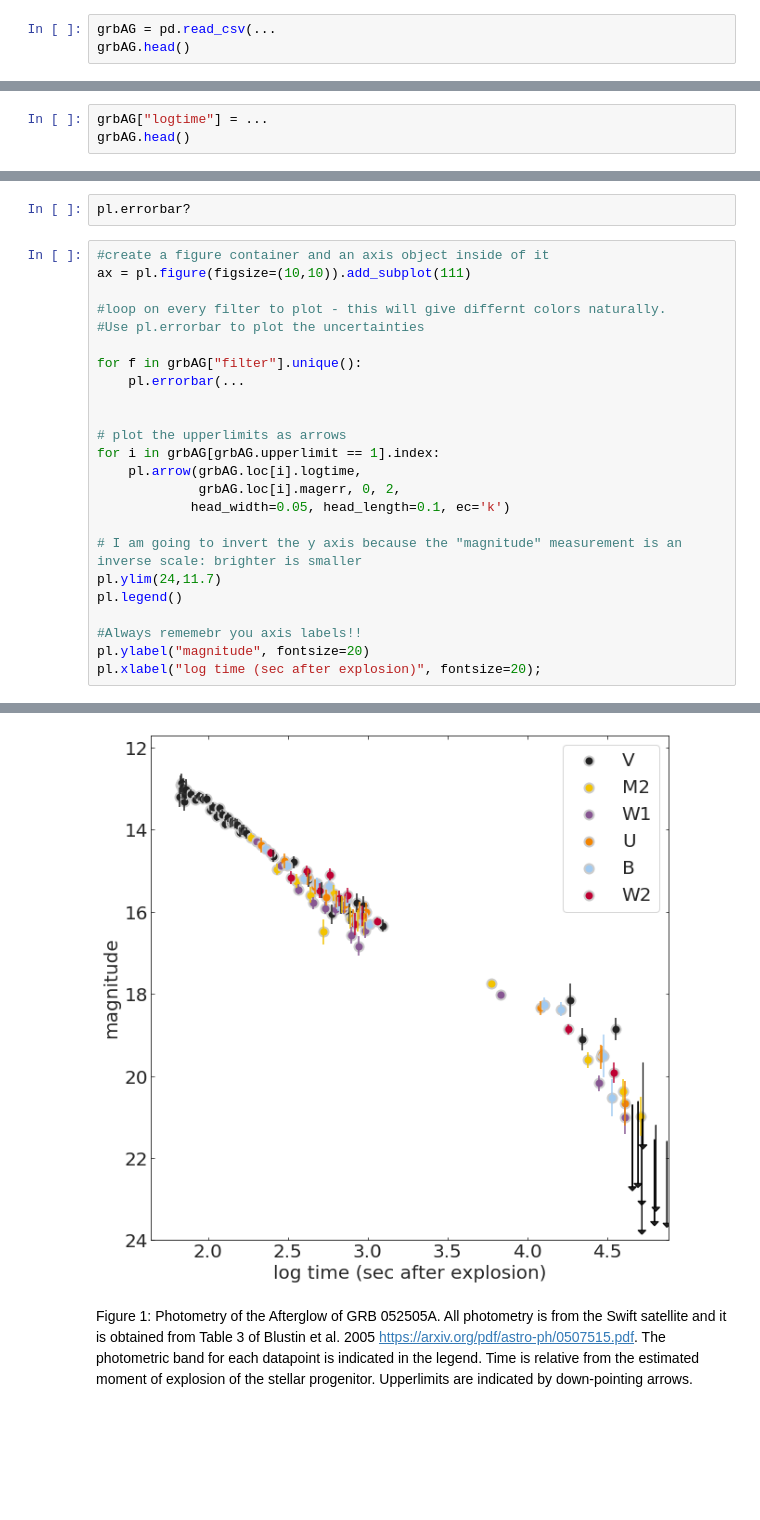
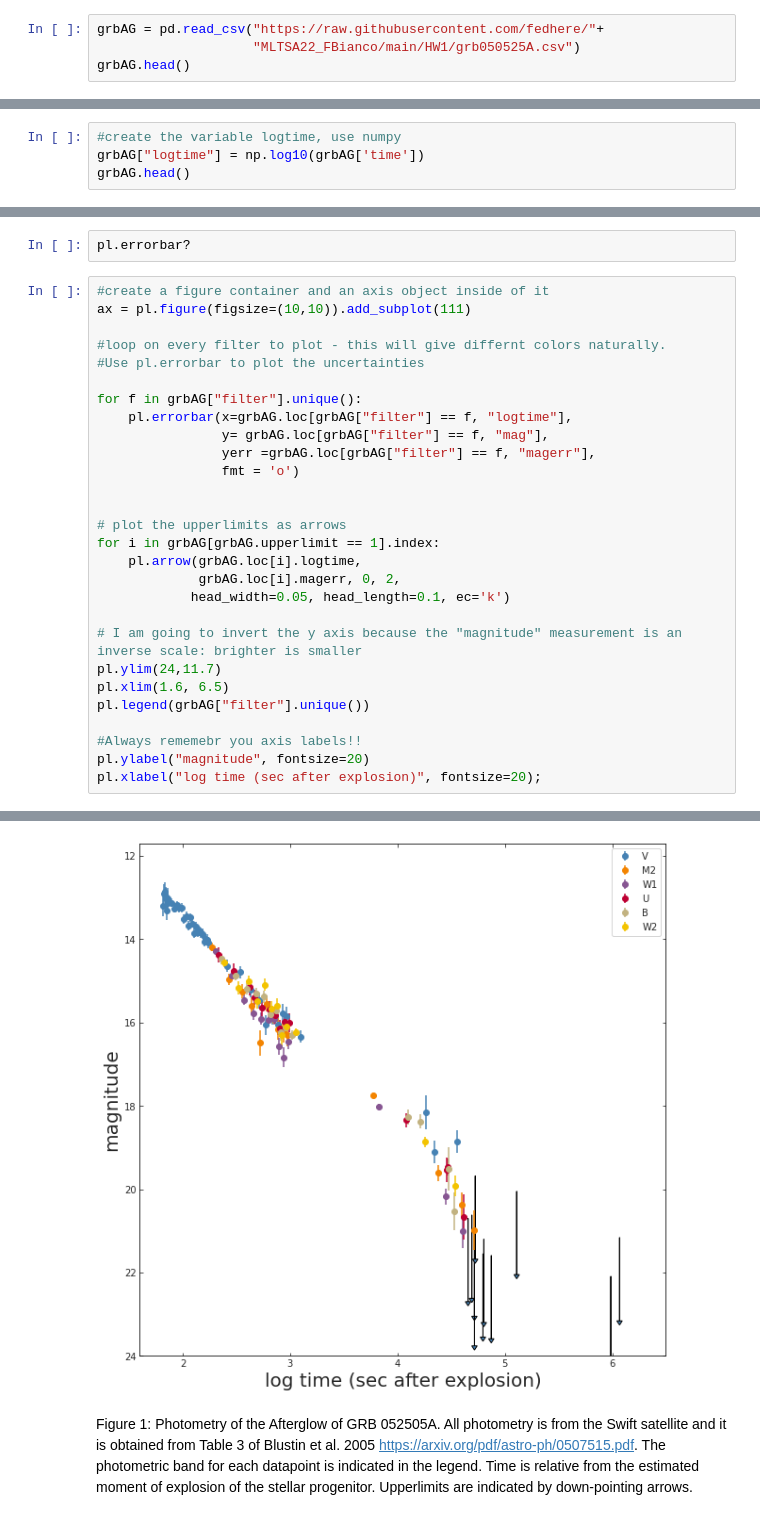
Before and after one commit to nguyendq2022/MLTSA22_DNguyen, a Jupyter notebook: HW1/FittingLineToGRBAfterglows_instructions.ipynb, the cells around one changed output, grey strips where cells are left out. Drawn from its saved outputs; the diff is of its cells as text; blank space fills up the shorter version.

````diff
--- a/HW1/FittingLineToGRBAfterglows_instructions.ipynb
+++ b/HW1/FittingLineToGRBAfterglows_instructions.ipynb
@@ -36,7 +37,8 @@ I am reading the data with Pandas. Pandas has excellent utilities for input-outp
 
 find the link to the *raw* input file on github in the HW1 folder https://github.com/fedhere/MLTSA_FBianco/tree/master/HW1
 # %%
-grbAG = pd.read_csv(...
+grbAG = pd.read_csv("https://raw.githubusercontent.com/fedhere/"+
+                    "MLTSA22_FBianco/main/HW1/grb050525A.csv")
 grbAG.head()
 # %% [output]
 |  | filter | time | mag | magerr | upperlimit |
@@ -53,6 +55,3 @@ We will fit a line in log space. The magnitude column I gave you is the logarith
 (Fitting a line in log-log space corresponds to fitting a powerlaw y=x^a in natural space. Note: we mean logbase 10, use ```numpy.log10()```)
 
 If you have trouble with this look at this gist https://gist.github.com/fedhere/42956d318347def627f6ad750c3eee9a
-# %%
-grbAG["logtime"] = ...
-grbAG.head()
@@ -65,0 +58,4 @@ grbAG.head()
+# %%
+#create the variable logtime, use numpy
+grbAG["logtime"] = np.log10(grbAG['time'])
+grbAG.head()
@@ -84,7 +87,10 @@ ax = pl.figure(figsize=(10,10)).add_subplot(111)
 #Use pl.errorbar to plot the uncertainties
 
 for f in grbAG["filter"].unique():
-    pl.errorbar(...
+    pl.errorbar(x=grbAG.loc[grbAG["filter"] == f, "logtime"],
+                y= grbAG.loc[grbAG["filter"] == f, "mag"],
+                yerr =grbAG.loc[grbAG["filter"] == f, "magerr"],
+                fmt = 'o')
 
 
 # plot the upperlimits as arrows
@@ -95,7 +101,8 @@ for i in grbAG[grbAG.upperlimit == 1].index:
 
 # I am going to invert the y axis because the "magnitude" measurement is an inverse scale: brighter is smaller
 pl.ylim(24,11.7)
-pl.legend()
+pl.xlim(1.6, 6.5)
+pl.legend(grbAG["filter"].unique())
 
 #Always rememebr you axis labels!!
 pl.ylabel("magnitude", fontsize=20)
@@ -104,4 +113,4 @@ pl.xlabel("log time (sec after explosion)", fontsize=20);
-[figure, old version]
+[figure, new version]
 # %% [markdown]
 Figure 1: Photometry of the Afterglow of GRB 052505A. All photometry is from the Swift satellite and it is obtained from Table 3 of Blustin et al. 2005 https://arxiv.org/pdf/astro-ph/0507515.pdf. The photometric band for each datapoint is indicated in the legend. Time is relative from the estimated moment of explosion of the stellar progenitor. Upperlimits are indicated by down-pointing arrows.
 # %% [markdown]
````
Also changed, not shown: parts of 10 cells of this notebook.
